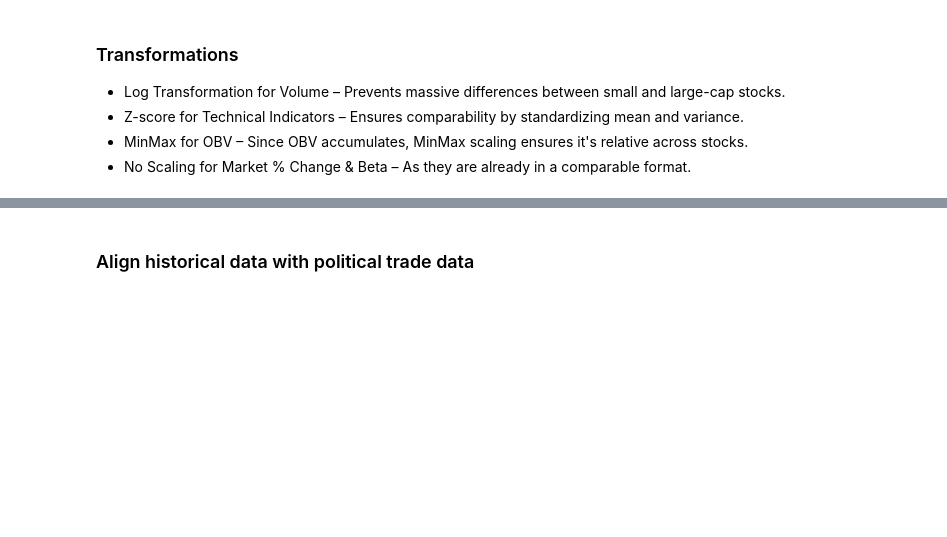
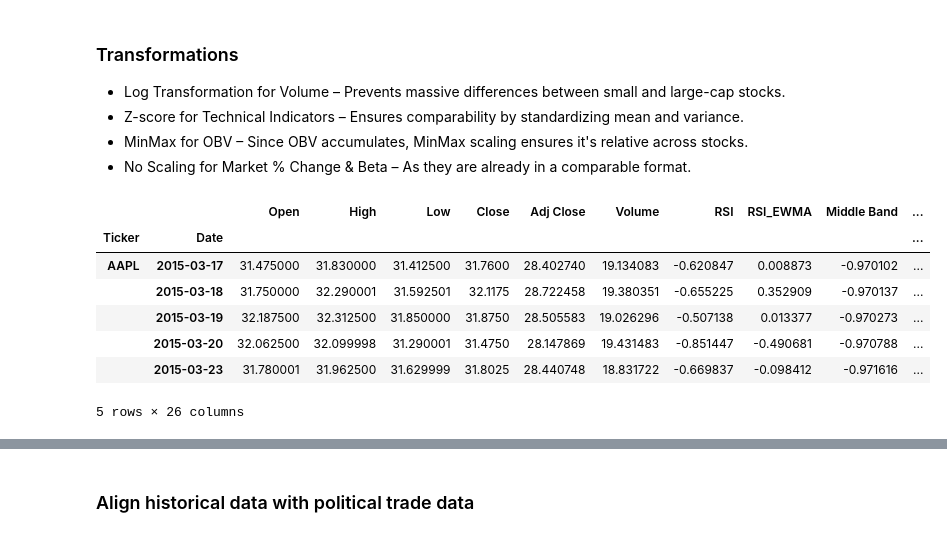
Before and after one commit to codyrosenzweig1/Quant_Trading_Basics_ML, a Jupyter notebook: Personal_Trading_Stratergy.ipynb, the cells around one changed output, grey strips where cells are left out. Saved outputs shown, nothing was run; the diff lists cells and outputs as text; code cells hidden in the pictures; blank space fills up the shorter version.

```diff
--- a/Personal_Trading_Stratergy.ipynb
+++ b/Personal_Trading_Stratergy.ipynb
@@ -797,37 +765,60 @@ Next steps:
 - Z-score for Technical Indicators – Ensures comparability by standardizing mean and variance.
 - MinMax for OBV – Since OBV accumulates, MinMax scaling ensures it's relative across stocks.
 - No Scaling for Market % Change & Beta – As they are already in a comparable format.
+# %%
+# Step 1: Compute Log Returns (Corrected)
+df['Log Return'] = df.groupby(level='Ticker')['Adj Close'].pct_change(fill_method=None).apply(lambda x: np.log1p(x))
+
+# Step 2: Compute Rolling Cumulative Returns (Momentum)
+df['Quarterly Cumulative Return'] = df.groupby(level='Ticker')['Log Return']\
+    .rolling(window=63, min_periods=30).sum().droplevel(0)  # Quarterly Momentum
+
+# Step 3: Compute Rolling Volatility
+df['Quarterly Volatility'] = df.groupby(level='Ticker')['Log Return']\
+    .rolling(window=63, min_periods=30).std().droplevel(0)  # Quarterly Volatility
+
+# Step 4: Compute Sharpe Ratio
+df['Sharpe Ratio'] = df['Quarterly Cumulative Return'] / df['Quarterly Volatility']
 # %%
-from sklearn.preprocessing import StandardScaler, MinMaxScaler
+from sklearn.preprocessing import StandardScaler, RobustScaler
 
 # Define feature groups based on their characteristics
 z_score_features = ['ATR', 'GK Volatility', 'RSI', 'RSI_EWMA', 'MACD Line',
                     'Signal Line', 'Histogram', 'RoC', 'SMA_50', 'EMA_50',
-                    'Middle Band', 'Upper Band', 'Lower Band']
-minmax_features = ['OBV']  # MinMax ensures OBV stays within 0-1
+                    'Middle Band', 'Upper Band', 'Lower Band', 'Log Return']
+minmax_features = ['OBV']  # robust MinMax ensures OBV stays within 0-1
 log_features = ['Volume']  # Log transformation for highly skewed data
 no_scaling_features = ['Market Pct Change', 'Rolling Beta']
 
 # Apply Standard Scaling (Z-score normalization)
 scaler_std = StandardScaler()
 df_standardized = pd.DataFrame(scaler_std.fit_transform(df[z_score_features]),
                                columns=z_score_features, index=df.index)
 
-# Apply MinMax Scaling (0 to 1)
-scaler_minmax = MinMaxScaler()
-df_minmax = pd.DataFrame(scaler_minmax.fit_transform(df[minmax_features]),
+# Apply robust MinMax Scaling (0 to 1)
+scaler_robust = RobustScaler()
+df_robust_minmax = pd.DataFrame(scaler_robust.fit_transform(df[minmax_features]),
                          columns=minmax_features, index=df.index)
 
 # Apply Log transformation (log(1 + x) to handle zero values)
 df_log = df.copy()
 df_log[log_features] = np.log1p(df[log_features])
 
 # Keep unscaled features
 df_transformed = df.copy()
 df_transformed[z_score_features] = df_standardized
-df_transformed[minmax_features] = df_minmax
+df_transformed[minmax_features] = df_robust_minmax
 df_transformed[log_features] = df_log[log_features]
 df_transformed[no_scaling_features] = df[no_scaling_features]
 
-df_transformed.head()
+df_transformed.tail()
+# %% [output]
+|  |  | Open | High | Low | Close | Adj Close | Volume | RSI | RSI_EWMA | Middle Band | ... |
+| Ticker | Date |  |  |  |  |  |  |  |  |  | ... |
+| AAPL | 2015-03-17 | 31.475000 | 31.830000 | 31.412500 | 31.7600 | 28.402740 | 19.134083 | -0.620847 | 0.008873 | -0.970102 | ... |
+|  | 2015-03-18 | 31.750000 | 32.290001 | 31.592501 | 32.1175 | 28.722458 | 19.380351 | -0.655225 | 0.352909 | -0.970137 | ... |
+|  | 2015-03-19 | 32.187500 | 32.312500 | 31.850000 | 31.8750 | 28.505583 | 19.026296 | -0.507138 | 0.013377 | -0.970273 | ... |
+|  | 2015-03-20 | 32.062500 | 32.099998 | 31.290001 | 31.4750 | 28.147869 | 19.431483 | -0.851447 | -0.490681 | -0.970788 | ... |
+|  | 2015-03-23 | 31.780001 | 31.962500 | 31.629999 | 31.8025 | 28.440748 | 18.831722 | -0.669837 | -0.098412 | -0.971616 | ... |
+5 rows × 26 columns
 # %%
```
Also changed, not shown: parts of 15 cells of this notebook.
